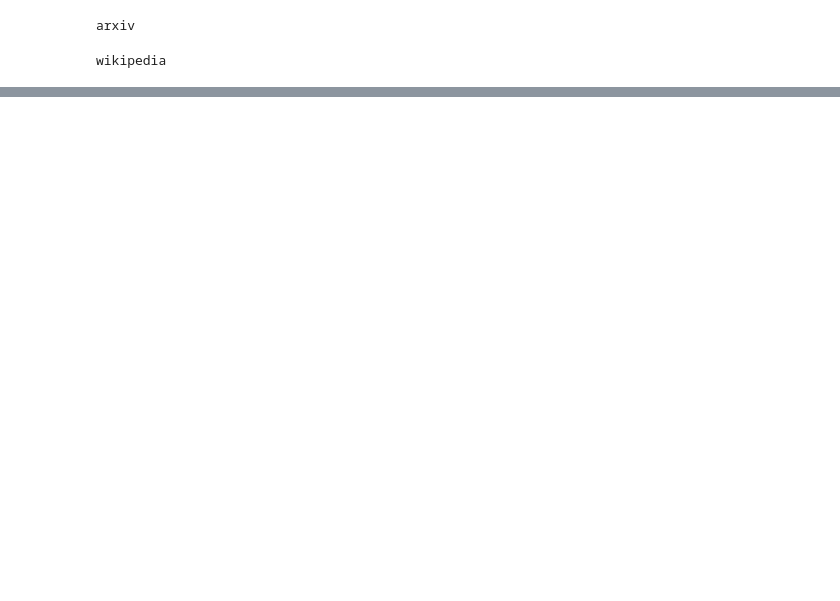
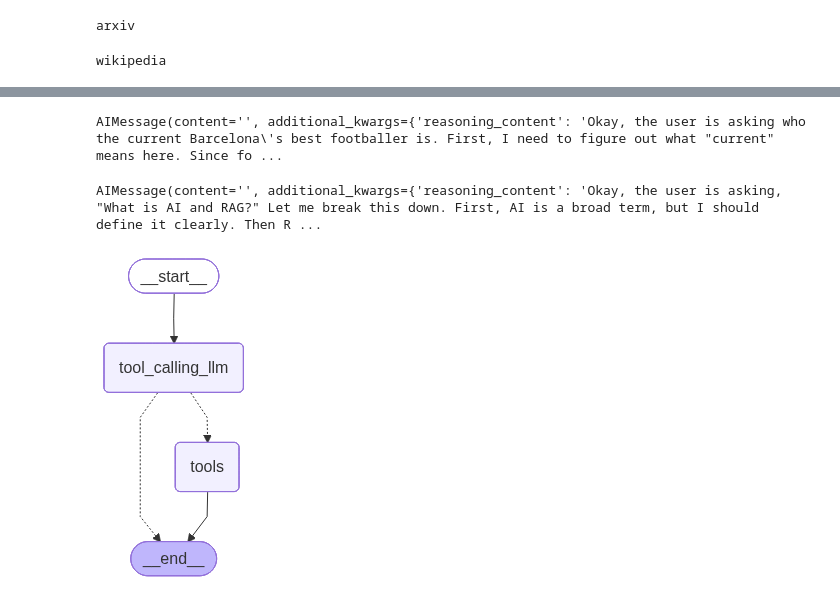
Before and after one commit to ayngaran04/Chatbot, a Jupyter notebook: Langgraph/chatbot.ipynb, the cells around one changed output, grey strips where cells are left out. Cells and saved outputs as stored; diff of their text form; code cells hidden in the pictures; blank space fills up the shorter version.

Commit message:
added the calling and node calling

```diff
--- a/Langgraph/chatbot.ipynb
+++ b/Langgraph/chatbot.ipynb
@@ -13,3 +13,6 @@ wiki = WikipediaQueryRun(api_wrapper=api_wrapper_wiki)
 print(wiki.name)
 # %% [output]
 wikipedia
+# %%
+from langchain_community.tools.tavily_search import TavilySearchResults
+tavily = TavilySearchResults()
@@ -20,6 +46,8 @@ load_dotenv()
 import os
 os.environ["GROQ_API_KEY"] = os.getenv("GROQ_API_KEY")
 os.environ["TAVILY_API_KEY"] = os.getenv("TAVILY_API_KEY")
+# %%
+tools=[arxiv, wiki, tavily]
 # %%
 from langchain_groq import ChatGroq
 llm = ChatGroq(model="qwen/qwen3-32b")
@@ -27,0 +58,2 @@ llm.invoke("What is AI")
+# %%
+llm_with_tools = llm.bind_tools(tools=tools)
@@ -27,0 +64,8 @@ llm.invoke("What is AI")
+# %%
+llm_with_tools.invoke("Who is the current barcelona's best footballer?")
+# %% [output]
+AIMessage(content='', additional_kwargs={'reasoning_content': 'Okay, the user is asking who the current Barcelona\'s best footballer is. First, I need to figure out what "current" means here. Since fo ...
+# %%
+llm_with_tools.invoke("What is AI and RAG?")
+# %% [output]
+AIMessage(content='', additional_kwargs={'reasoning_content': 'Okay, the user is asking, "What is AI and RAG?" Let me break this down. First, AI is a broad term, but I should define it clearly. Then R ...
@@ -27,0 +77,3 @@ llm.invoke("What is AI")
+# %%
+class State(TypedDict):
+    messages: Annotated[list[AnyMessage], add_messages]
@@ -27,0 +85,23 @@ llm.invoke("What is AI")
+# %%
+def tool_calling_llm(State: State):
+    return{"messages":[llm_with_tools.invoke(State["messages"])]}
+
+
+
+builder = StateGraph(State)
+builder.add_node("tool_calling_llm",tool_calling_llm)
+builder.add_node("tools",ToolNode(tools))
+
+
+builder.add_edge(START,"tool_calling_llm")
+builder.add_conditional_edges(
+    "tool_calling_llm",
+    tools_condition,
+)
+builder.add_edge("tools",END)
+
+graph = builder.compile()
+
+display(Image(graph.get_graph().draw_mermaid_png()))
+# %% [output]
+[figure, added]
```
Also changed, not shown: parts of 6 cells of this notebook.
